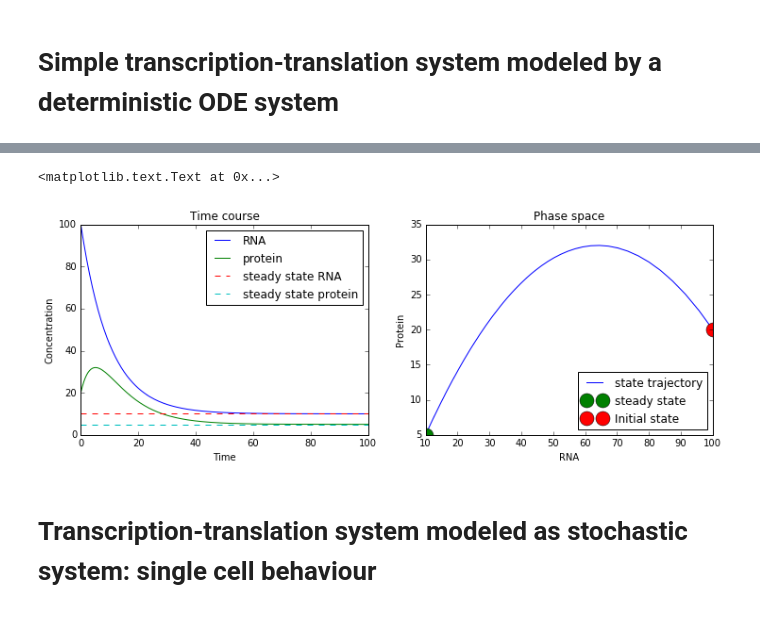
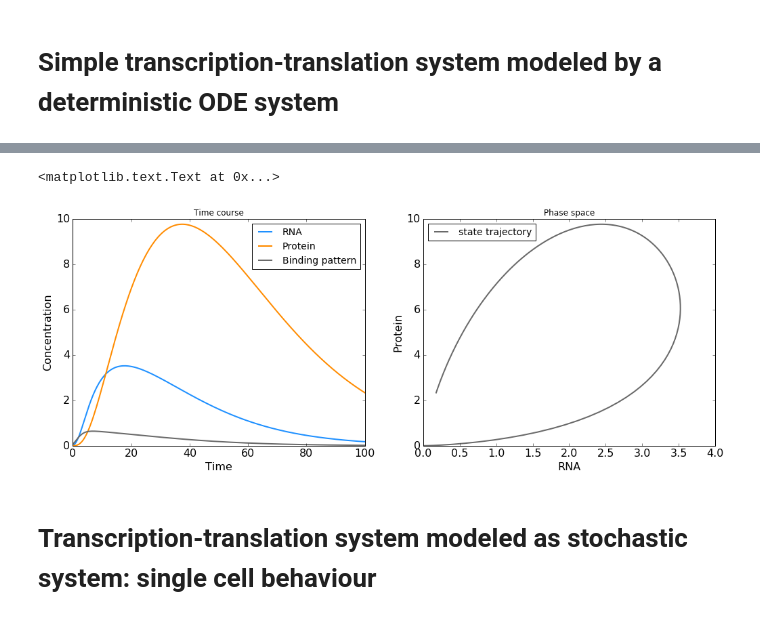
Before and after one commit to baumgast/Biomedicine-teaching, a Jupyter notebook: Biomedicine Master 2017, dynamic modeling.ipynb, the cells around one changed output, grey strips where cells are left out. Drawn from its saved outputs; the diff is of its cells as text; code cells hidden in the pictures.

```diff
--- a/Biomedicine Master 2017, dynamic modeling.ipynb
+++ b/Biomedicine Master 2017, dynamic modeling.ipynb
@@ -42,10 +218,20 @@ For the simple ODE system given here it is possible to obtain a analytical solut
 # %%
 # functions
-def solve_ODE_transcription_translation(x,t,param):
+def TF_binding(param,tt):
+    k_up,k_down,on,off = param[0],param[1],param[2],param[3]
+
+    up = 1./(1 + sp.exp(-k_up*(tt-on)))
+    down = - 1./(1 + sp.exp(-k_down*(tt-off)))
+    binding = (up + down)
+
+    return binding
+
+# ODE system with time varying transcription rate
+def solve_ODE_time_dependent_transcription(x,t,param,param_binding):
     RNA = x[0]
     protein = x[1]
 
-    dRNA = param[0] - param[1]*RNA
+    dRNA = param[0]*TF_binding(param_binding,t) - param[1]*RNA
     dprotein = param[2]*RNA - param[3]*protein
 
     return np.hstack((dRNA,dprotein))
@@ -52,47 +255,44 @@ def solve_ODE_transcription_translation(x,t,param):
 # %%
 # define parameters and time vector to solve the ODEs
 beta = 1
-gamma_m = 0.1
-k = 0.1
-gamma_p = 0.2
+gamma_m = 0.15
+k = 0.2
+gamma_p = 0.05
 param = [beta,gamma_m,k,gamma_p]
 
-# calculate steady state
-steady_state_RNA = beta/gamma_m
-steady_state_protein = k*beta/gamma_m/gamma_p
+# define the binding pattern
+k_up = 0.7
+k_down = 0.05
+on = 1
+off = 20
+param_binding = [k_up,k_down,on,off]
 
-# define intial conditions
-RNA_0 = 100
-protein_0 = 20
-y_0 = [RNA_0,protein_0]
+binding = beta*TF_binding(param_binding,tt)
 
-# set the time vector
-tt = sp.linspace(0,100,200)
-
-# solve the ODE system with the defined parameters and initial condition
-sol = odeint(solve_ODE_transcription_translation,y_0,tt,args = (param,))
+# solve the ODE system
+sol = odeint(solve_ODE_time_dependent_transcription,y_0,tt,args = (param,param_binding))
 
 # plot the result
-fig,ax = pl.subplots(1,2, figsize = (12,4))
-ax[0].plot(tt,sol[:,0], label = 'RNA')
-ax[0].plot(tt,sol[:,1], label = 'protein')
-ax[0].plot(tt,np.zeros(len(tt)) + steady_state_RNA,'--', label = 'steady state RNA')
-ax[0].plot(tt,np.zeros(len(tt)) + steady_state_protein,'--', label = 'steady state protein')
+fig,ax = pl.subplots(1,2, figsize = (17,6))
+ax[0].plot(tt,sol[:,0], label = 'RNA', lw = line_width,color = color_rna)
+ax[0].plot(tt,sol[:,1], label = 'Protein', lw = line_width, color = color_protein)
+ax[0].plot(tt,binding,lw = line_width,color = color_phase_space,label = 'Binding pattern')
 ax[0].legend(loc = 'best')
 ax[0].set_xlabel('Time')
 ax[0].set_ylabel('Concentration')
 ax[0].set_title('Time course')
+# ax[0].set_ylim(0,steady_state_protein+steady_state_protein*0.1)
 
-ax[1].plot(sol[:,0],sol[:,1], label = 'state trajectory')
-ax[1].plot(steady_state_RNA,steady_state_protein,'o',ms = 15,label = 'steady state')
-ax[1].plot(RNA_0,protein_0,'o',ms = 15,label = 'Initial state')
+ax[1].plot(sol[:,0],sol[:,1], color = color_phase_space,lw = line_width, label = 'state trajectory')
 ax[1].legend(loc = 'best')
 ax[1].set_ylabel('Protein')
 ax[1].set_xlabel('RNA')
 ax[1].set_title('Phase space')
+# ax[1].set_xlim(-0.1,steady_state_RNA+steady_state_RNA*0.1)
+# ax[1].set_ylim(-0.3,steady_state_protein+steady_state_protein*0.1)
 # %% [output]
 <matplotlib.text.Text at 0x...>
-[figure, old version]
+[figure, new version]
 # %% [markdown]
 # Transcription-translation system modeled as stochastic system: single cell behaviour
 # %% [markdown]
```
Also changed, not shown: parts of 15 cells of this notebook.
